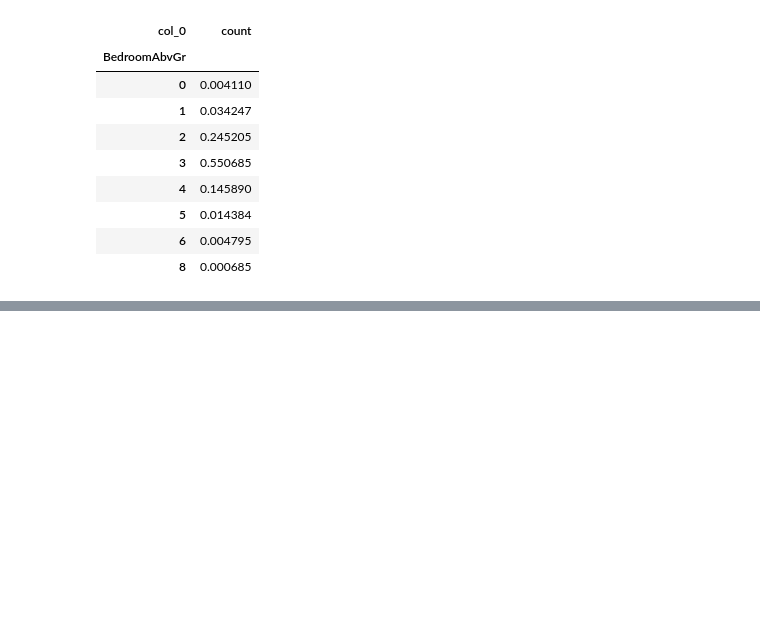
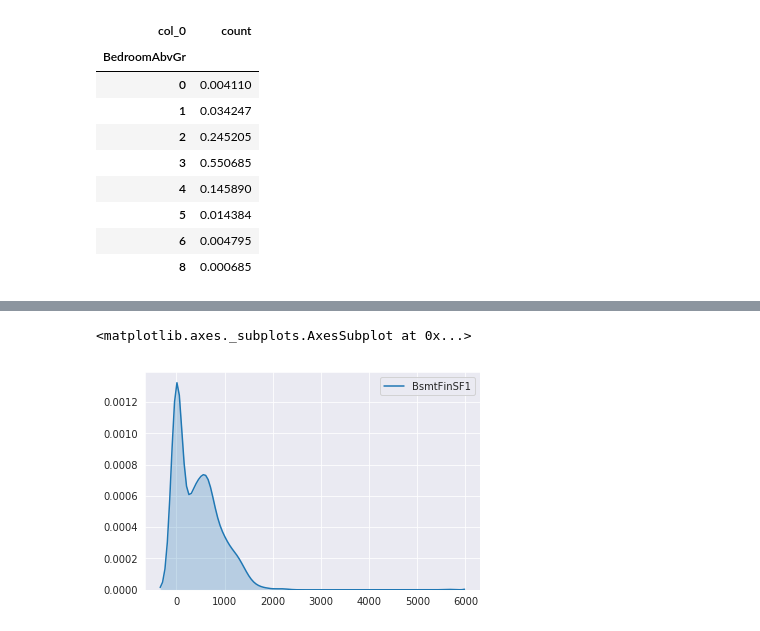
Before and after one commit to rumsinha/Data-Analysis-Models, a Jupyter notebook: WIP/MultipleRegressionwithAmesDataset.ipynb, the cells around one changed output, grey strips where cells are left out. Saved outputs shown, nothing was run; the diff lists cells and outputs as text; code cells hidden in the pictures; blank space fills up the shorter version.

```diff
--- a/WIP/MultipleRegressionwithAmesDataset.ipynb
+++ b/WIP/MultipleRegressionwithAmesDataset.ipynb
@@ -1308,0 +1409,5 @@ HalfBath
+# %%
+sns.kdeplot(df['BsmtFinSF1'],shade = True)
+# %% [output]
+<matplotlib.axes._subplots.AxesSubplot at 0x...>
+[figure, added]
```
Also changed, not shown: parts of 43 cells of this notebook.
